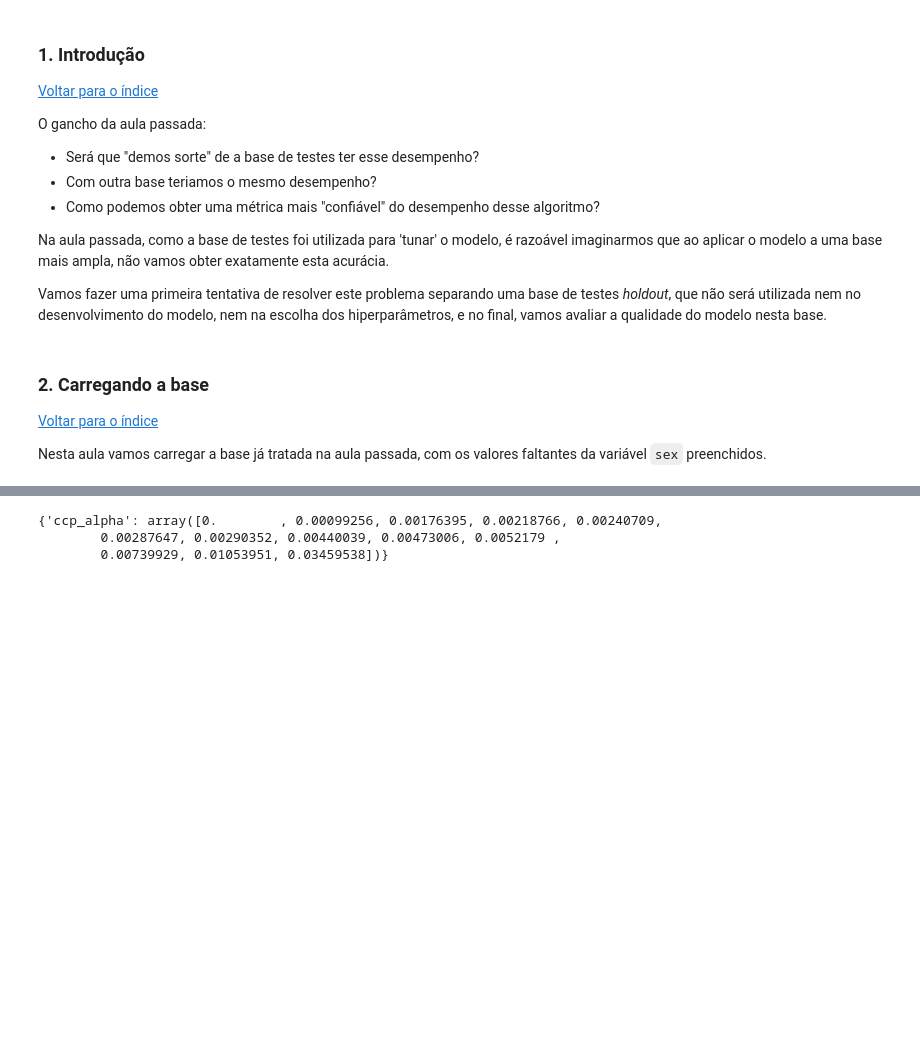
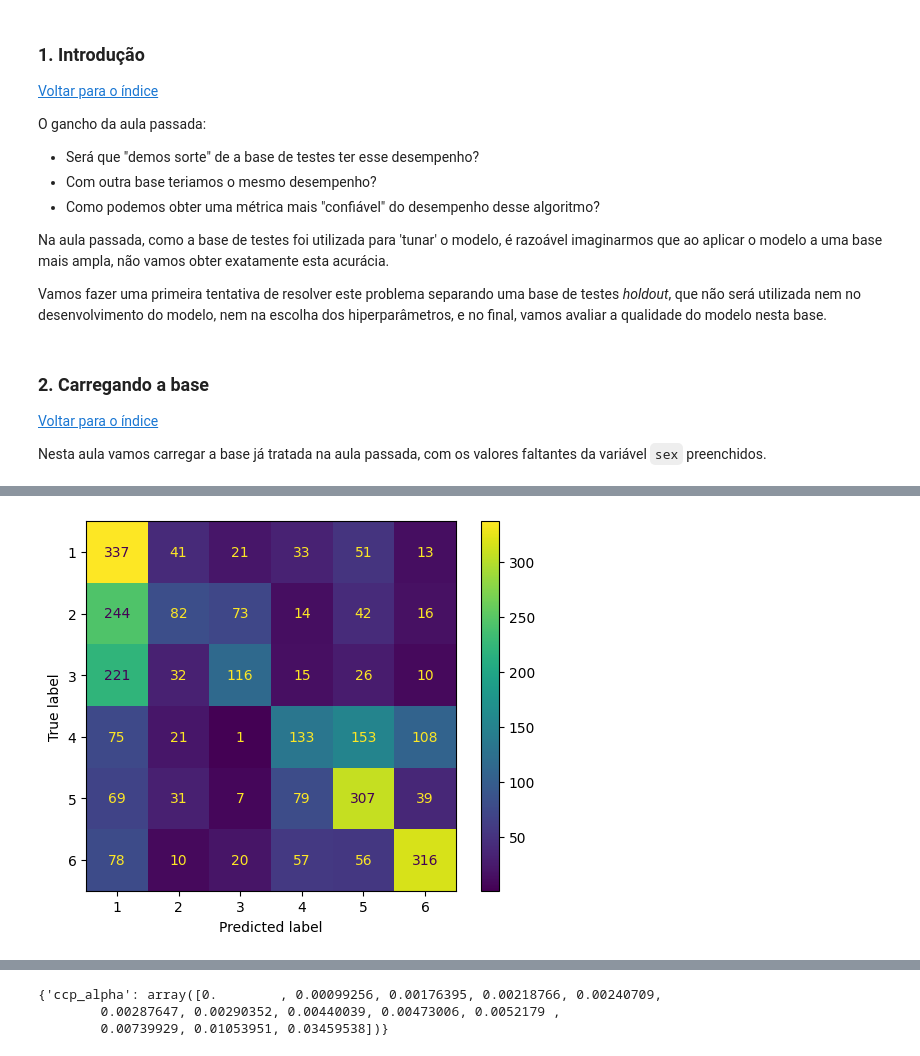
Before and after one commit to vini547/volta-zero, a Jupyter notebook: UCI HAR Dataset/Profissão Cientista de Dados M17 - Pratique 3.ipynb, the cells around one changed output, grey strips where cells are left out. Saved outputs shown, nothing was run; the diff lists cells and outputs as text; code cells hidden in the pictures; blank space fills up the shorter version.

```diff
--- a/UCI HAR Dataset/Profissão Cientista de Dados M17 - Pratique 3.ipynb
+++ b/UCI HAR Dataset/Profissão Cientista de Dados M17 - Pratique 3.ipynb
@@ -87,0 +177,7 @@ ccp_alphas = np.unique(ccp_alphas[ccp_alphas>=0])
+# %%
+clf_podada.fit(X_train_selected, y_train)
+predictions = clf_podada.predict(X_test_selected)
+disp = ConfusionMatrixDisplay.from_estimator(clf_podada, X_test_selected, y_test)
+accuracy = accuracy_score(y_test, predictions)
+# %% [output]
+[figure, added]
```
Also changed, not shown: parts of 13 cells of this notebook.
